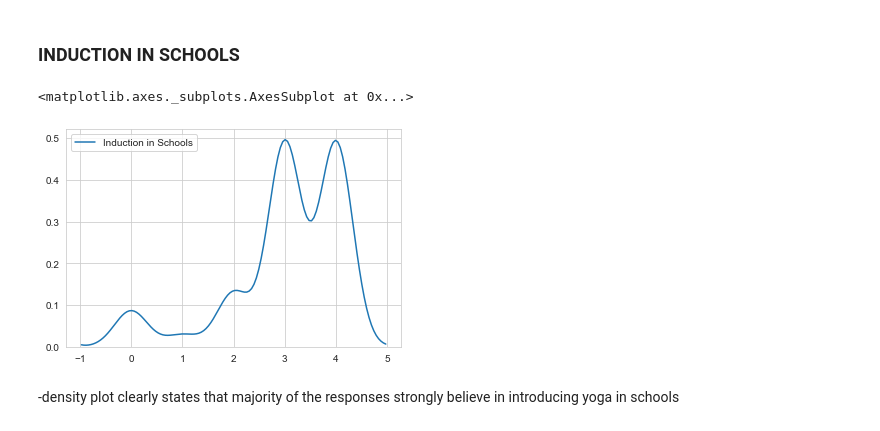
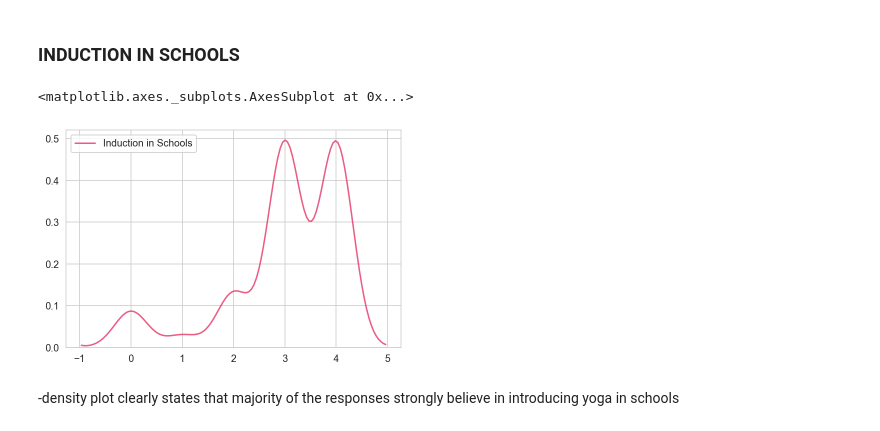
Before and after one commit to AayushVyasKIIT/Data-Analysis---Effects-of-yoga, a Jupyter notebook: DA Assignment.ipynb, the cells around one changed output. Saved outputs shown, nothing was run; the diff lists cells and outputs as text; code cells hidden in the pictures.

Commit message:
added Induction in schools analysis

```diff
--- a/DA Assignment.ipynb
+++ b/DA Assignment.ipynb
@@ -400,10 +402,10 @@ data
 # %% [markdown]
 ### INDUCTION IN SCHOOLS
 # %%
-sb.kdeplot(data["Induction in Schools"])
+sb.kdeplot(data["Induction in Schools"],color=(0.9,0.2,0.4,0.8))
 # %% [output]
 <matplotlib.axes._subplots.AxesSubplot at 0x...>
-[figure, old version]
+[figure, new version]
 # %% [markdown]
 -density plot clearly states that majority of the responses strongly believe in introducing yoga in schools
 # %% [markdown]
```
Also changed, not shown: parts of 8 cells of this notebook.
